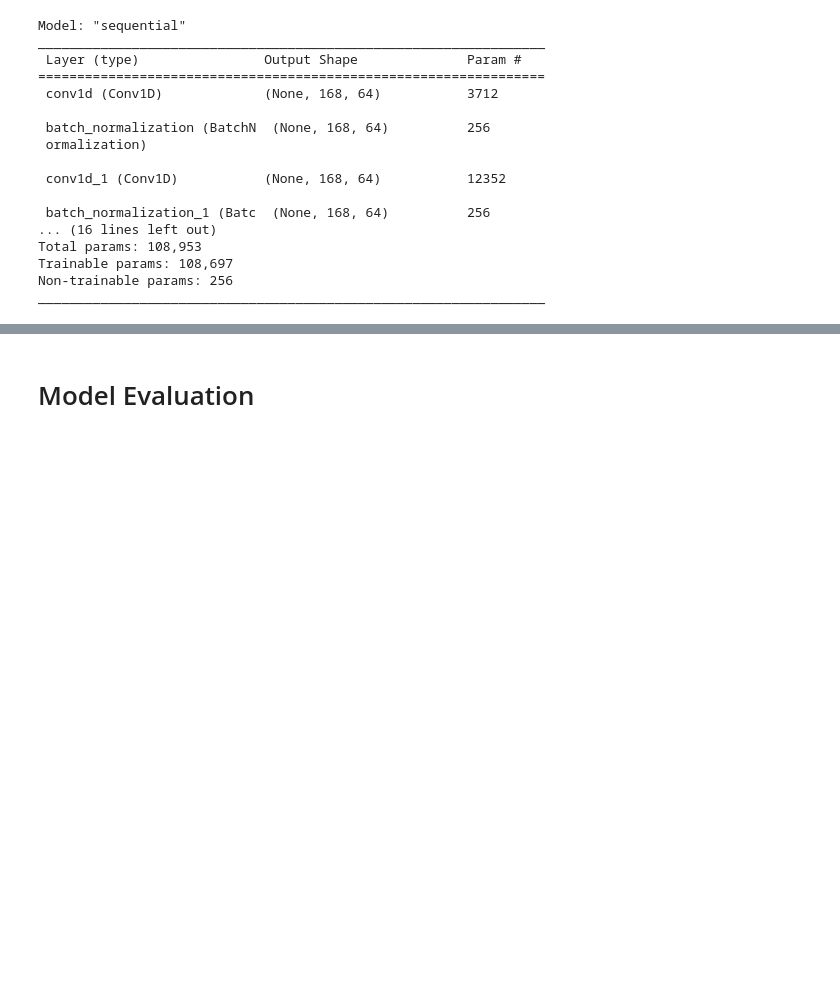
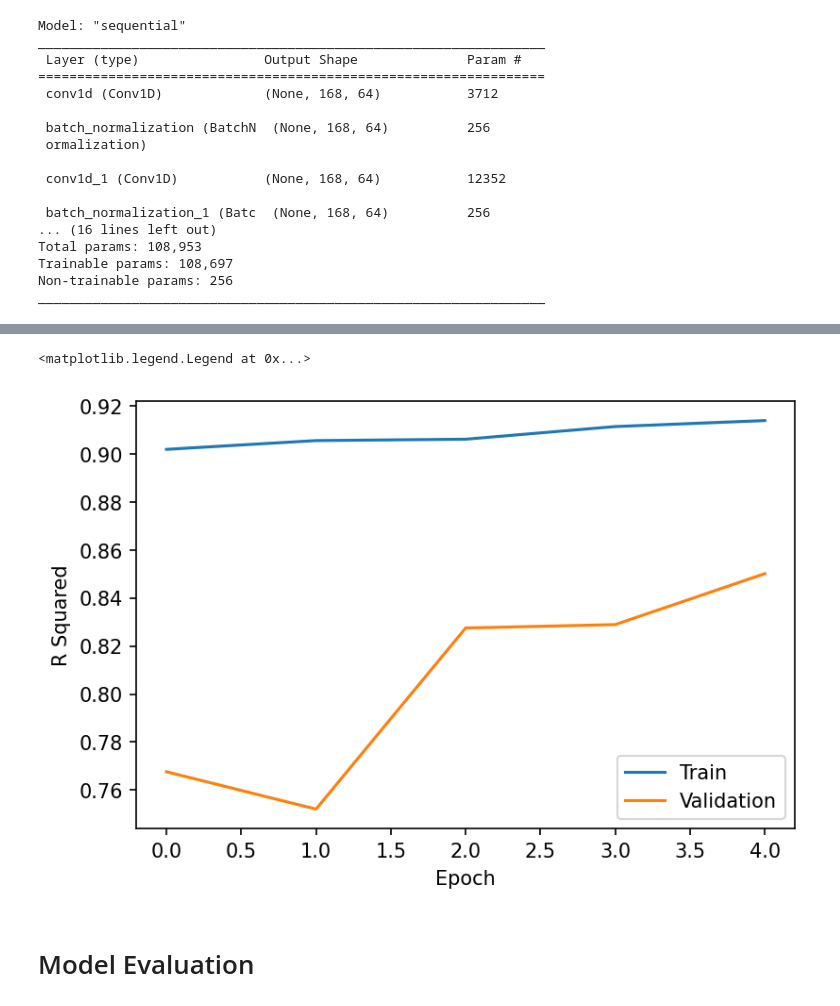
Before and after one commit to Mohammadaminrmz/air_polution_prediction, a Jupyter notebook: train_lag_1.ipynb, the cells around one changed output, grey strips where cells are left out. Cells and saved outputs as stored; diff of their text form; code cells hidden in the pictures; blank space fills up the shorter version.

```diff
--- a/train_lag_1.ipynb
+++ b/train_lag_1.ipynb
@@ -171,3 +225,13 @@ KeyboardInterrupt:
+# %%
+plt.figure(dpi=150 )
+plt.plot( train_r2,label = "Train")
+plt.plot(val_r2, label = "Validation")
+plt.xlabel("Epoch")
+plt.ylabel("R Squared")
+plt.legend()
+# %% [output]
+<matplotlib.legend.Legend at 0x...>
+[figure, added]
 # %% [markdown]
 # Model Evaluation
 # %%
```
Also changed, not shown: parts of 26 cells of this notebook, 11 other files.
